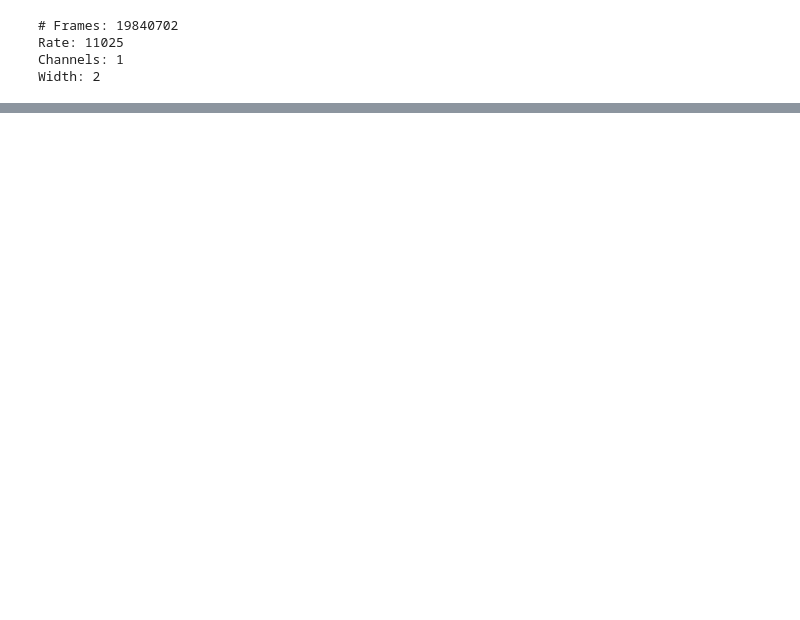
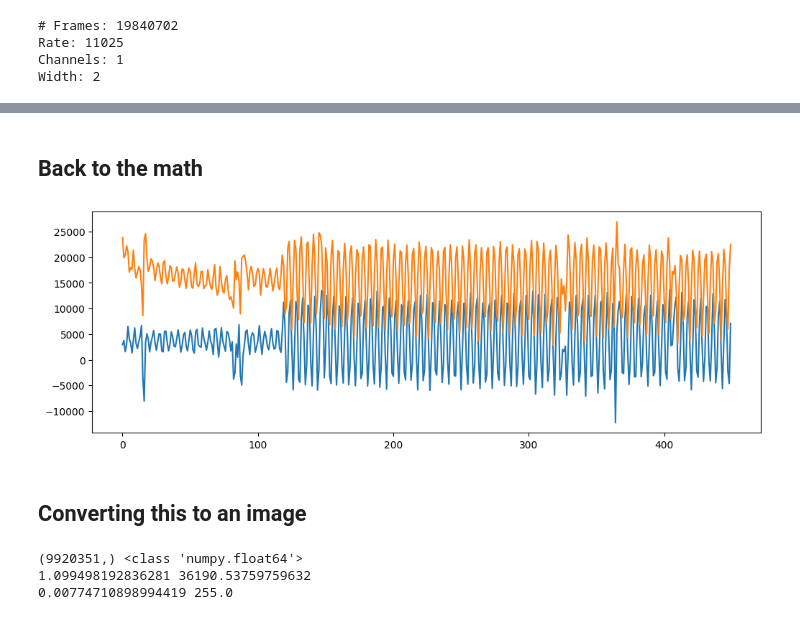
Before and after one commit to josef-alt/noaa-testing, a Jupyter notebook: noaa-testing.ipynb, the cells around one changed output, grey strips where cells are left out. Cells and saved outputs as stored; diff of their text form; code cells hidden in the pictures; blank space fills up the shorter version.

```diff
--- a/noaa-testing.ipynb
+++ b/noaa-testing.ipynb
@@ -36,0 +58,39 @@ Width: 2
+# %% [markdown]
+## Back to the math
+# %%
+# plot a sample of signal and envelope
+def plot_sig_env(signal, envelope):
+    sample_size = 450
+    start_index = 0
+    sig = signal[start_index:start_index + sample_size]
+    env = envelope[start_index:start_index + sample_size]
+    plt.figure(figsize=(12,4))
+    plt.plot(sig.real)
+    #plt.plot(sig.imag)
+    #plt.plot(sig)
+    plt.plot(env)
+    plt.show()
+
+def hilbert_transform(audio_data):
+    analytical_signal = signal.hilbert(audio_data)
+    amplitude_envelope = numpy.abs(analytical_signal)
+
+    plot_sig_env(analytical_signal, amplitude_envelope)
+
+    return amplitude_envelope
+
+data_am = hilbert_transform(audio_data)
+# %% [output]
+[figure, added]
+# %% [markdown]
+## Converting this to an image
+# %%
+print(data_am.shape, type(data_am[0]))
+print(min(data_am), max(data_am))
+
+data_scaled = (data_am / max(data_am)) * 255
+print(min(data_scaled), max(data_scaled))
+# %% [output]
+(9920351,) <class 'numpy.float64'>
+1.099498192836281 36190.53759759632
+0.00774710898994419 255.0
```
Also changed, not shown: parts of 6 cells of this notebook.
